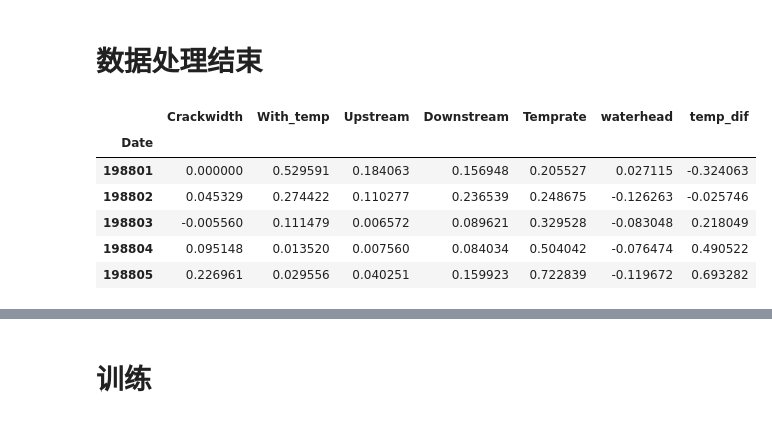
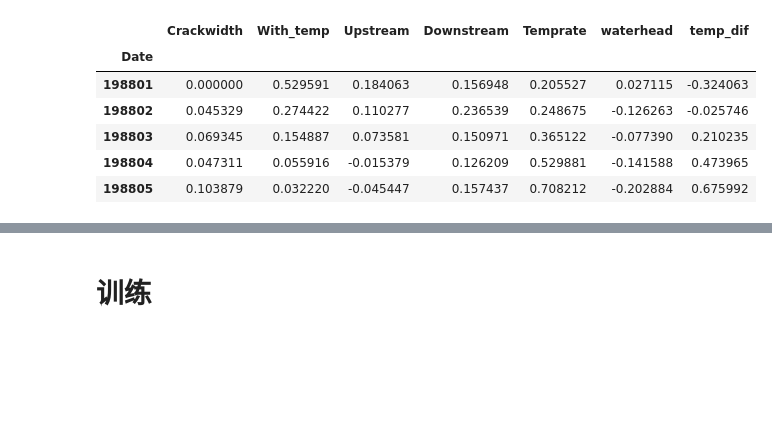
Before and after one commit to kentzou/RNN_predict_crack, a Jupyter notebook: RNN_predict_crack.ipynb, the cells around one changed output, grey strips where cells are left out. Cells and saved outputs as stored; diff of their text form; code cells hidden in the pictures; blank space fills up the shorter version.

```diff
--- a/RNN_predict_crack.ipynb
+++ b/RNN_predict_crack.ipynb
@@ -272,7 +258,6 @@ for file in get_file(csv_path):
             df = remove_abnormal_data(df.dropna())
             df.index = df.index/100
             df.index = df.index.astype('int')
-
             df_h = handle_max_min(df)
             df_h = df_h.set_index(
                 df.index).drop(['Date'], axis=1)
@@ -288,57 +273,41 @@ for file in get_file(csv_path):
             #去除重复index行
             df_h = df_h[~df_h.index.duplicated(keep='first')]
 
-#
-
             # 标准化
             df_h = df_h.apply(lambda x : (x-np.mean(x))/(np.std(x)))
             # 归一化
             df_h = df_h.apply(lambda x : (x-np.min(x))/(np.max(x)-np.min(x)))
 
             df_h = Fourier_transforms(df_h)
 
-#             df_h.Crackwidth  = df_f.Crackwidth
-#             df_h.With_temp  = df_f.With_temp
-            # 规范化
-#             df_h.Crackwidth = (
-#                 (df_h.Crackwidth-df_h.mean().Crackwidth)/df_h.std().Crackwidth)
-#             df_h.With_temp = (
-#                 (df_h.With_temp-df_h.mean().With_temp)/df_h.std().With_temp)
-#             # 归一化
-#             df_h.Crackwidth = ((df_h.Crackwidth-min(df_h.Crackwidth)) /
-#                              (max(df_h.Crackwidth)-min(df_h.Crackwidth)))
-#             df_h.With_temp = ((df_h.With_temp-min(df_h.With_temp)) /
-#                             (max(df_h.With_temp)-min(df_h.With_temp)))
             df_h['waterhead'] = df_h.Upstream-df_h.Downstream
             df_h['temp_dif'] = df_h.Temprate-df_h.With_temp
 
-            if df_h.shape[0] > 60:
+            if df_h.shape[0] > 50:
                 valid_file = ['D3J5','D4J5','D5J11','D6J7','D9J2','D9J38','D11J24','D13J11','D15J29']
                 if file.split('.')[0] in valid_file:
                     filename = os.path.join(valid_path, file)
                     if not os.path.exists(valid_path):
                         os.makedirs(valid_path)
                     df_h.to_csv(filename, sep=',', header=True, index=True)
                 if 'D11' in file:
 
                     if not os.path.exists(test_path):
                         os.makedirs(test_path)
                     filename = os.path.join(test_path, file)
                     df_h.to_csv(filename, sep=',', header=True, index=True)
                 else:
                     filename = os.path.join(train_path, file)
                     if not os.path.exists(train_path):
                         os.makedirs(train_path)
                     df_h.to_csv(filename, sep=',', header=True, index=True)
+
+df_h.head()
+# %% [output]
+|  | Crackwidth | With_temp | Upstream | Downstream | Temprate | waterhead | temp_dif |
+| Date |  |  |  |  |  |  |  |
+| 198801 | 0.000000 | 0.529591 | 0.184063 | 0.156948 | 0.205527 | 0.027115 | -0.324063 |
+| 198802 | 0.045329 | 0.274422 | 0.110277 | 0.236539 | 0.248675 | -0.126263 | -0.025746 |
+| 198803 | 0.069345 | 0.154887 | 0.073581 | 0.150971 | 0.365122 | -0.077390 | 0.210235 |
+| 198804 | 0.047311 | 0.055916 | -0.015379 | 0.126209 | 0.529881 | -0.141588 | 0.473965 |
+| 198805 | 0.103879 | 0.032220 | -0.045447 | 0.157437 | 0.708212 | -0.202884 | 0.675992 |
-# %% [markdown]
-# 数据处理结束
-# %%
-df_h.head()
-# %% [output]
-|  | Crackwidth | With_temp | Upstream | Downstream | Temprate | waterhead | temp_dif |
-| Date |  |  |  |  |  |  |  |
-| 198801 | 0.000000 | 0.529591 | 0.184063 | 0.156948 | 0.205527 | 0.027115 | -0.324063 |
-| 198802 | 0.045329 | 0.274422 | 0.110277 | 0.236539 | 0.248675 | -0.126263 | -0.025746 |
-| 198803 | -0.005560 | 0.111479 | 0.006572 | 0.089621 | 0.329528 | -0.083048 | 0.218049 |
-| 198804 | 0.095148 | 0.013520 | 0.007560 | 0.084034 | 0.504042 | -0.076474 | 0.490522 |
-| 198805 | 0.226961 | 0.029556 | 0.040251 | 0.159923 | 0.722839 | -0.119672 | 0.693282 |
```
Also changed, not shown: parts of 18 cells of this notebook, 3 other files.
